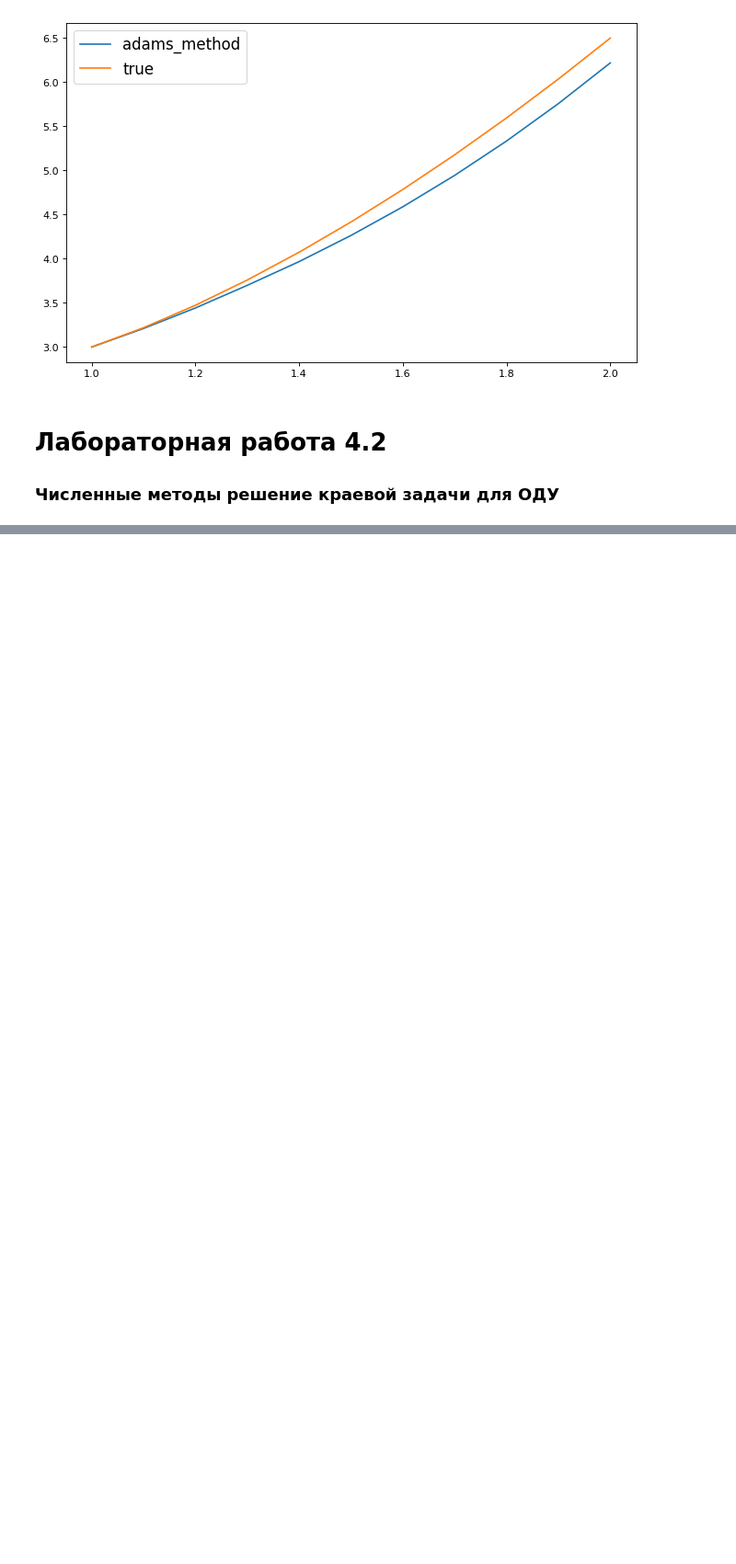
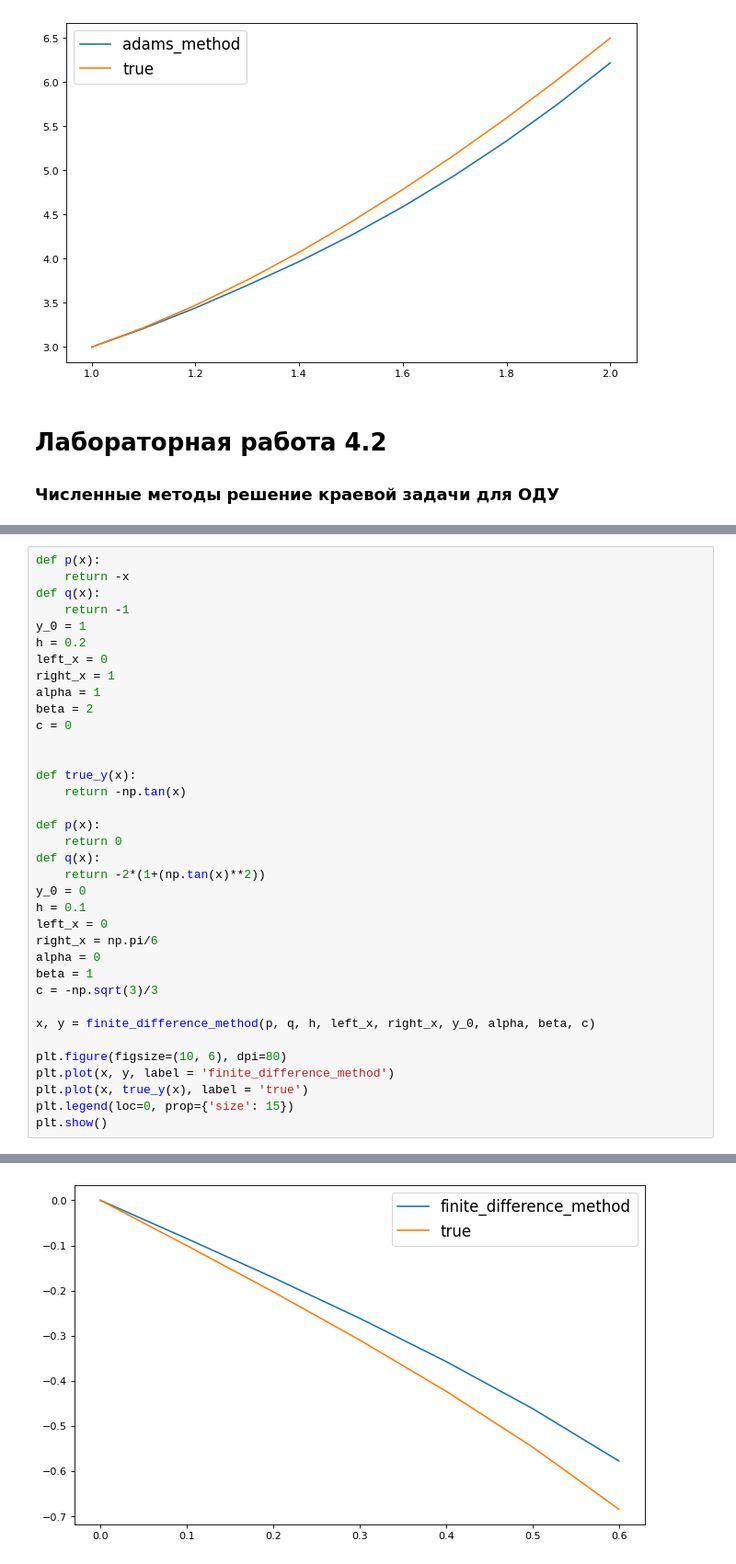
Before and after one commit to protaxY/Numeric-methods_labs, a Jupyter notebook: lab4.ipynb, the cells around one changed output, grey strips where cells are left out. Shown: that part at 92% size. Drawn from its saved outputs; the diff is of its cells as text; blank space fills up the shorter version.

```diff
--- a/lab4.ipynb
+++ b/lab4.ipynb
@@ -175,0 +283,37 @@ plt.show()
+# %%
+def p(x):
+    return -x
+def q(x):
+    return -1
+y_0 = 1
+h = 0.2
+left_x = 0
+right_x = 1
+alpha = 1
+beta = 2
+c = 0
+
+
+def true_y(x):
+    return -np.tan(x)
+
+def p(x):
+    return 0
+def q(x):
+    return -2*(1+(np.tan(x)**2))
+y_0 = 0
+h = 0.1
+left_x = 0
+right_x = np.pi/6
+alpha = 0
+beta = 1
+c = -np.sqrt(3)/3
+
+x, y = finite_difference_method(p, q, h, left_x, right_x, y_0, alpha, beta, c)
+
+plt.figure(figsize=(10, 6), dpi=80)
+plt.plot(x, y, label = 'finite_difference_method')
+plt.plot(x, true_y(x), label = 'true')
+plt.legend(loc=0, prop={'size': 15})
+plt.show()
+# %% [output]
@@ -175,0 +336 @@ plt.show()
+[figure, added]
```
Also changed, not shown: parts of 6 cells of this notebook.
